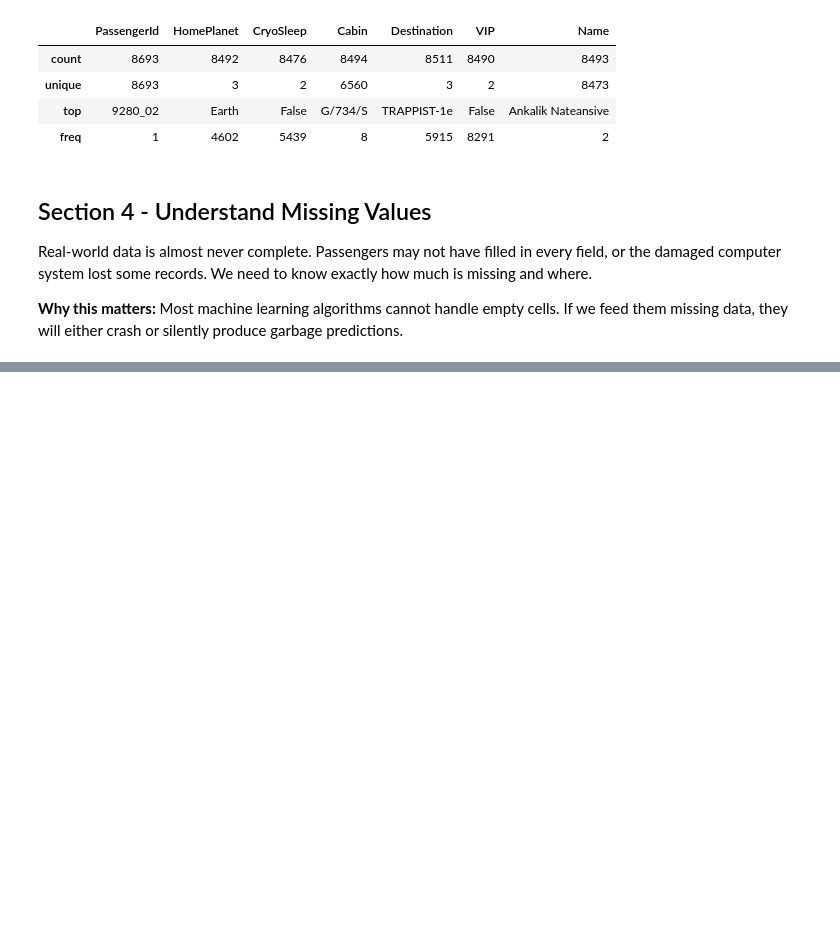
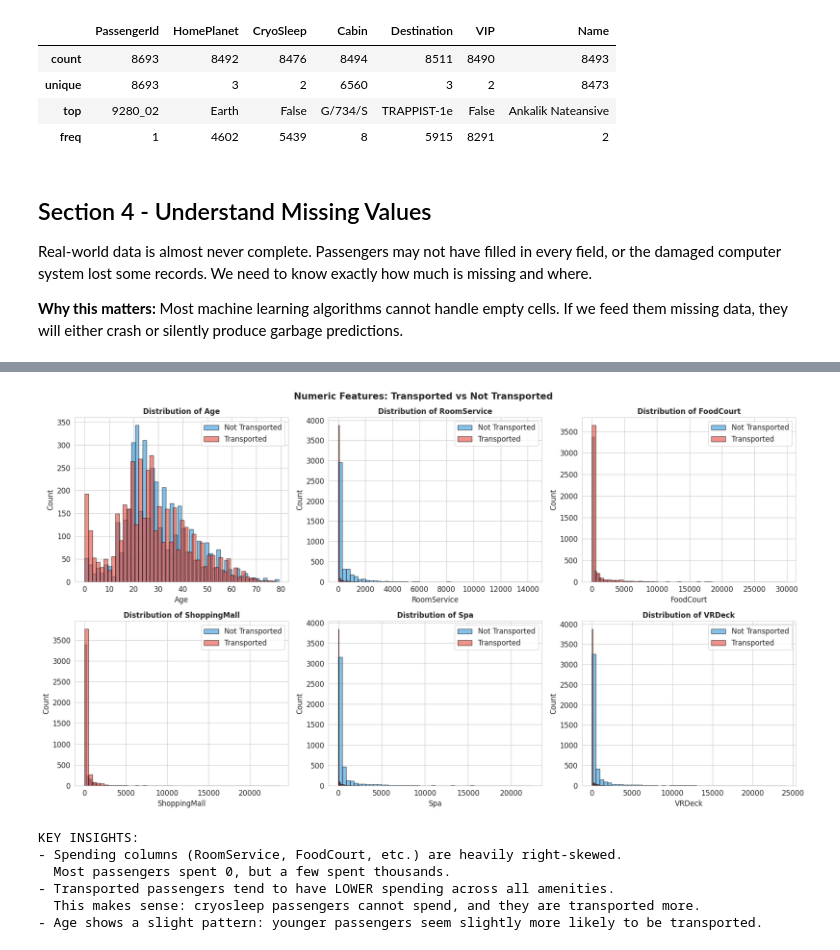
Before and after one commit to sneha-rangole/Machine-Learning-with-Patient-Drug-Data, a Jupyter notebook: spaceship-titanic-complete-machine-learning.ipynb, the cells around one changed output, grey strips where cells are left out. Drawn from its saved outputs; the diff is of its cells as text; code cells hidden in the pictures; blank space fills up the shorter version.

```diff
--- a/spaceship-titanic-complete-machine-learning.ipynb
+++ b/spaceship-titanic-complete-machine-learning.ipynb
@@ -151,0 +288,40 @@ Real-world data is almost never complete. Passengers may not have filled in ever
+# %%
+numeric_cols = ['Age', 'RoomService', 'FoodCourt', 'ShoppingMall', 'Spa', 'VRDeck']
+
+fig, axes = plt.subplots(2, 3, figsize=(18, 10))
+axes = axes.flatten()
+
+for i, col in enumerate(numeric_cols):
+    # Separate by target
+    transported = train[train['Transported'] == True][col].dropna()
+    not_transported = train[train['Transported'] == False][col].dropna()
+
+    axes[i].hist(not_transported, bins=50, alpha=0.6, label='Not Transported',
+                 color='#3498db', edgecolor='black')
+    axes[i].hist(transported, bins=50, alpha=0.6, label='Transported',
+                 color='#e74c3c', edgecolor='black')
+    axes[i].set_title(f'Distribution of {col}', fontsize=12, fontweight='bold')
+    axes[i].set_xlabel(col)
+    axes[i].set_ylabel('Count')
+    axes[i].legend()
+
+plt.suptitle('Numeric Features: Transported vs Not Transported', fontsize=15, fontweight='bold')
+plt.tight_layout()
+plt.savefig('chart_04_numeric_distributions.png', dpi=150, bbox_inches='tight')
+plt.show()
+# %% [output]
+[figure, added]
+# %%
+print("KEY INSIGHTS:")
+print("- Spending columns (RoomService, FoodCourt, etc.) are heavily right-skewed.")
+print("  Most passengers spent 0, but a few spent thousands.")
+print("- Transported passengers tend to have LOWER spending across all amenities.")
+print("  This makes sense: cryosleep passengers cannot spend, and they are transported more.")
+print("- Age shows a slight pattern: younger passengers seem slightly more likely to be transported.")
+# %% [output]
+KEY INSIGHTS:
+- Spending columns (RoomService, FoodCourt, etc.) are heavily right-skewed.
+  Most passengers spent 0, but a few spent thousands.
+- Transported passengers tend to have LOWER spending across all amenities.
+  This makes sense: cryosleep passengers cannot spend, and they are transported more.
+- Age shows a slight pattern: younger passengers seem slightly more likely to be transported.
```
Also changed, not shown: parts of 8 cells of this notebook.
